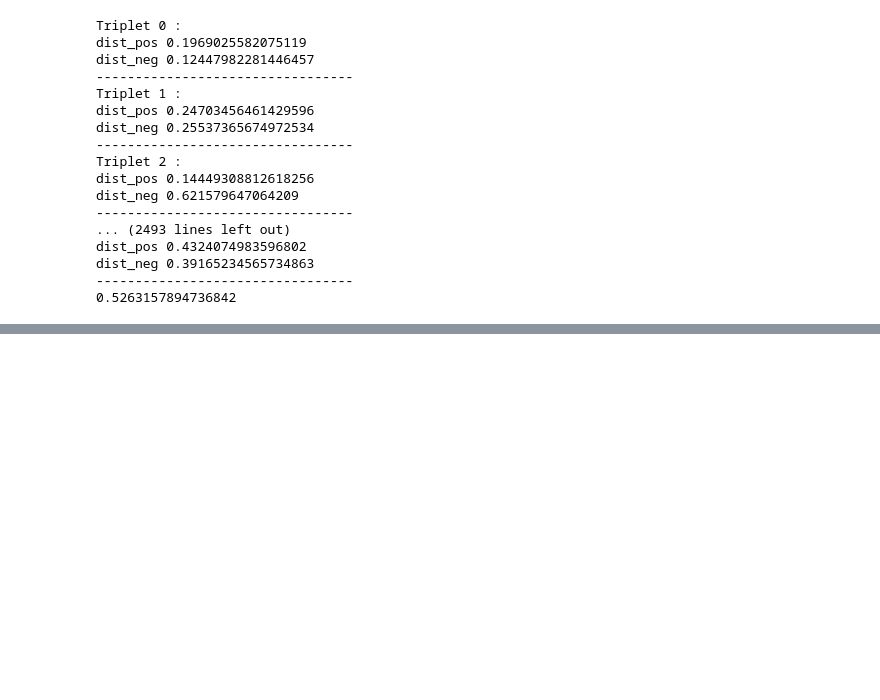
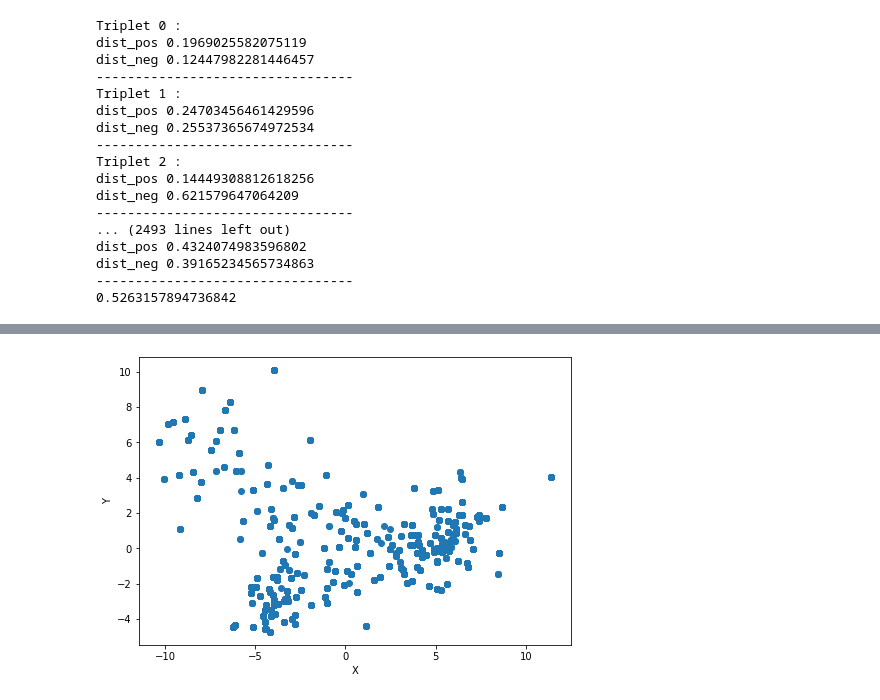
Before and after one commit to YuSak1/Point-Cloud, a Jupyter notebook: point_cloud_complete_7cat.ipynb, the cells around one changed output, grey strips where cells are left out. Drawn from its saved outputs; the diff is of its cells as text; code cells hidden in the pictures; blank space fills up the shorter version.

```diff
--- a/point_cloud_complete_7cat.ipynb
+++ b/point_cloud_complete_7cat.ipynb
@@ -834,0 +832,3 @@ for i in range(len(test_points)):
+# %%
+model_vis = create_base_model()
+model_vis.load_weights('drive/My Drive/Weights/weights_building.h5')
@@ -834,0 +853,38 @@ for i in range(len(test_points)):
+# %%
+print("Plotting...")
+# Evaluate on test data
+X = X_vis
+y_pred = model_vis.predict(x=X,verbose=1)
+
+pca = PCA(n_components=2)
+pca.fit(y_pred)
+data_plot = pca.transform(y_pred)
+
+# Set colors
+# colors = []
+# num_data = 1
+# for i in range(0,num_data):
+#   colors.append("red")
+# for i in range(0,num_data):
+#   colors.append("blue")
+# for i in range(0,num_data):
+#   colors.append("green")
+
+fig = plt.figure()
+ax = fig.add_axes([0,0,1,1])
+
+ax.set_xlabel("X")
+ax.set_ylabel("Y")
+
+ax.scatter(data_plot[:,0], data_plot[:,1], marker="o", linestyle='None')
+
+# img_name = "drive/My Drive/Saved_Images/figure" + str(img_id) + ".png"
+# plt.savefig(img_name)
+
+plt.show()
+
+# Save it for visualization
+df_vis_ids = df_vis_ids.rename(columns={0: "ids"})
+df_scatter = pd.concat([df_vis_ids, pd.DataFrame(data_plot[:,0], columns=["pc1"]), pd.DataFrame(data_plot[:,1], columns=["pc2"])], axis=1)
+df_scatter.to_csv('drive/My Drive/scatter_plot_data.csv', columns=["ids", "pc1", "pc2"], index=False)
+# %% [output]
@@ -834,0 +893 @@ for i in range(len(test_points)):
+[figure, added]
```
Also changed, not shown: parts of 20 cells of this notebook.
